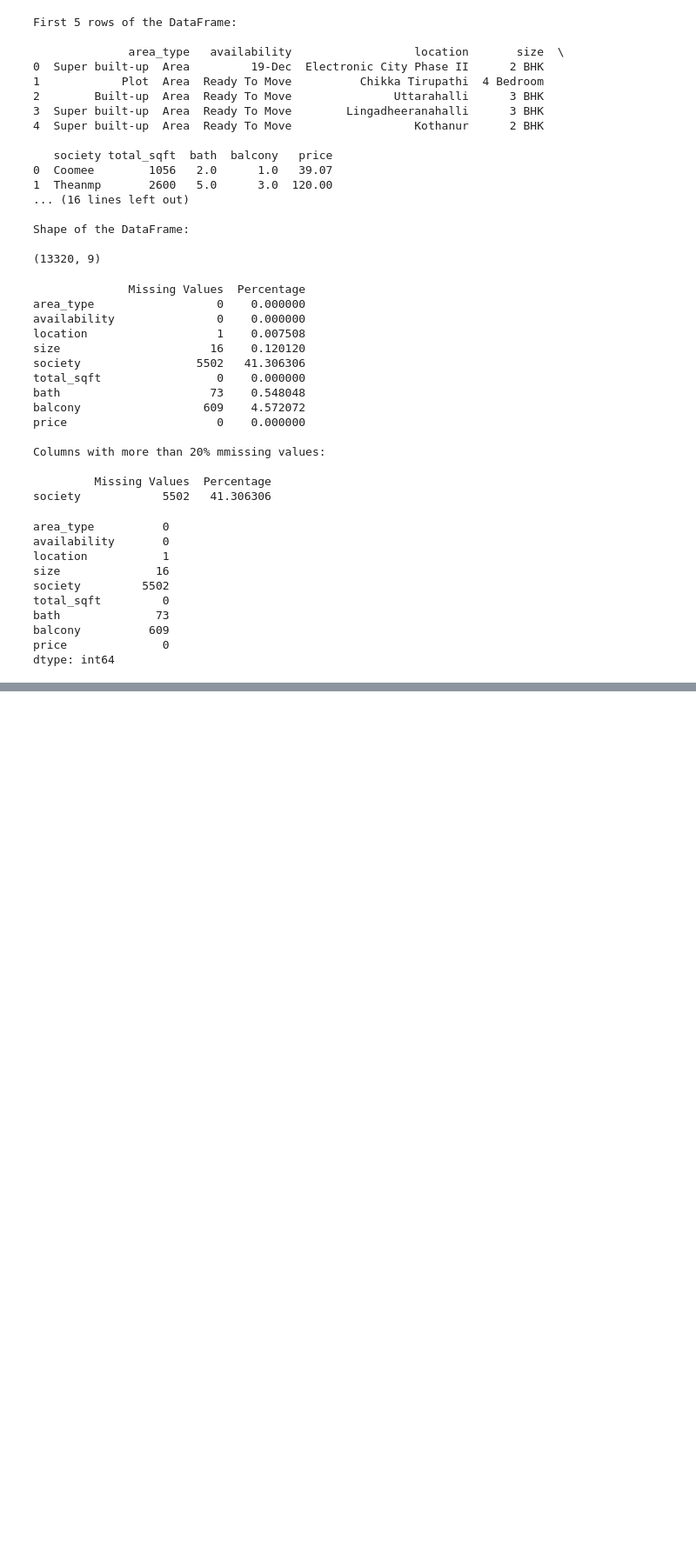
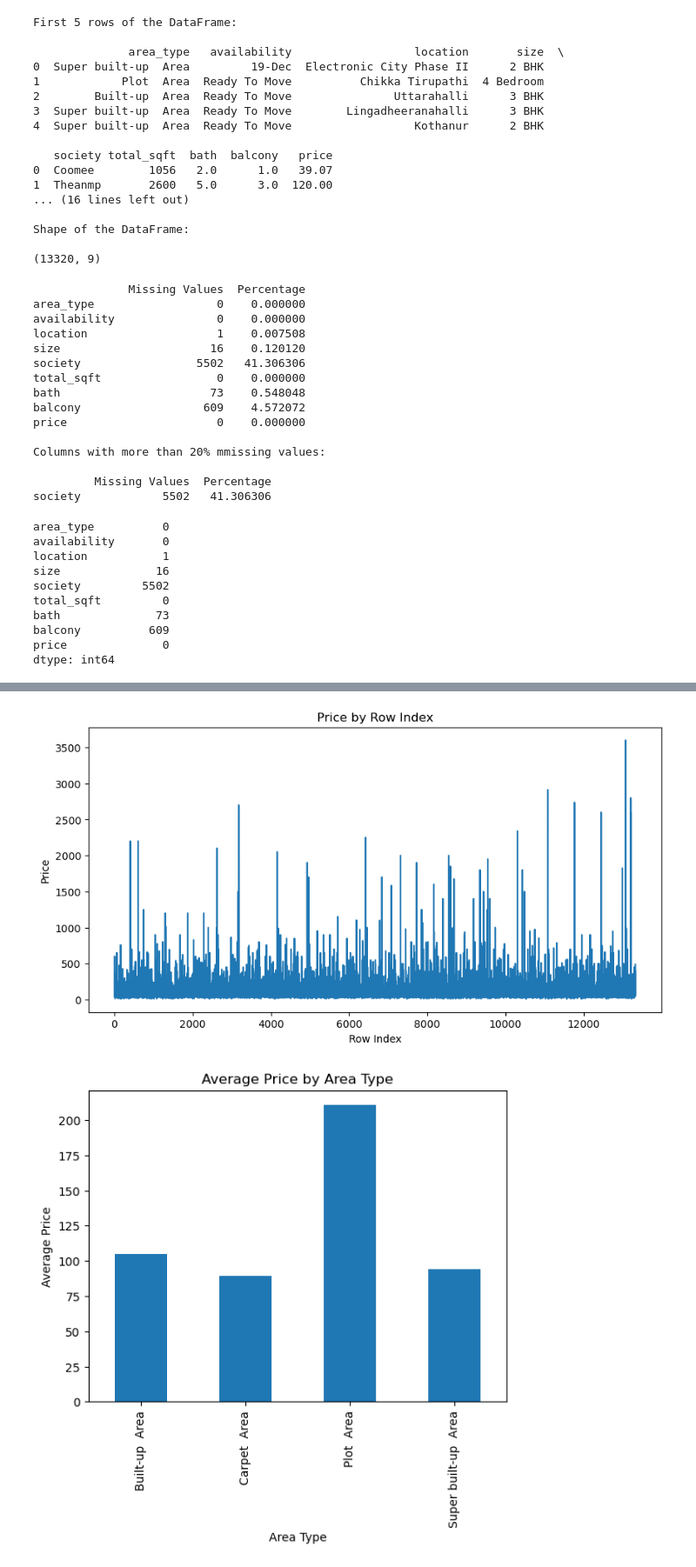
Before and after one commit to Angeline1234/CapstoneProject, a Jupyter notebook: Part1/part1.ipynb, the cells around one changed output, grey strips where cells are left out. Shown at 87% size. Saved outputs shown, nothing was run; the diff lists cells and outputs as text; code cells hidden in the pictures; blank space fills up the shorter version.

```diff
--- a/Part1/part1.ipynb
+++ b/Part1/part1.ipynb
@@ -74,0 +125,2 @@ dtype: int64
+# %%
+df["area_type"] = df["area_type"].astype("category")
@@ -74,0 +172,17 @@ dtype: int64
+# %%
+def convertsqft(x):
+    try:
+        return float(x)
+    except:
+        pass
+
+    if "-" in str(x):
+        nums = x.split("-")
+        try:
+            return (float(nums[0] + float(nums[1])) / 2)
+        except:
+            return np.nan
+# %%
+df["total_sqft"] = df["total_sqft"].apply(convertsqft)
+print(df.dtypes)
+print(df["total_sqft"].isnull().sum())
@@ -74,0 +283,45 @@ dtype: int64
+# %%
+#Visualization
+#lineplot
+plt.figure(figsize=(10, 5))
+plt.plot(df["price"])
+plt.title("Price by Row Index")
+plt.xlabel("Row Index")
+plt.ylabel("Price")
+plt.show()
+
+#barchart
+df.groupby("area_type") ["price"].mean().plot(kind="bar")
+
+plt.title("Average Price by Area Type")
+plt.xlabel("Area Type")
+plt.ylabel("Average Price")
+plt.show()
+
+#histogram
+plt.figure(figsize=(8, 5))
+sns.histplot(df["total_sqft"], bins=20)
+
+plt.title("Distribution of Total Square Footage")
+plt.xlabel("Total Square Feet")
+plt.ylabel("Count")
+plt.show()
+
+#scatterPlot
+plt.figure(figsize=(8, 5))
+sns.scatterplot(data=df, x="total_sqft", y="price")
+plt.title("Total Square Feet vs Price")
+plt.xlabel("Total Square Feet")
+plt.ylabel("Price")
+plt.show()
+
+#boxPlot
+plt.figure(figsize=(10, 5))
+sns.boxplot(data=df, x="area_type", y="price")
+plt.title("Price Distribution by Area Type")
+plt.xlabel("Area Type")
+plt.ylabel("Price")
+plt.show()
+# %% [output]
+[figure, added]
+[figure, added]
```
Also changed, not shown: parts of 19 cells of this notebook, 1 other file.
